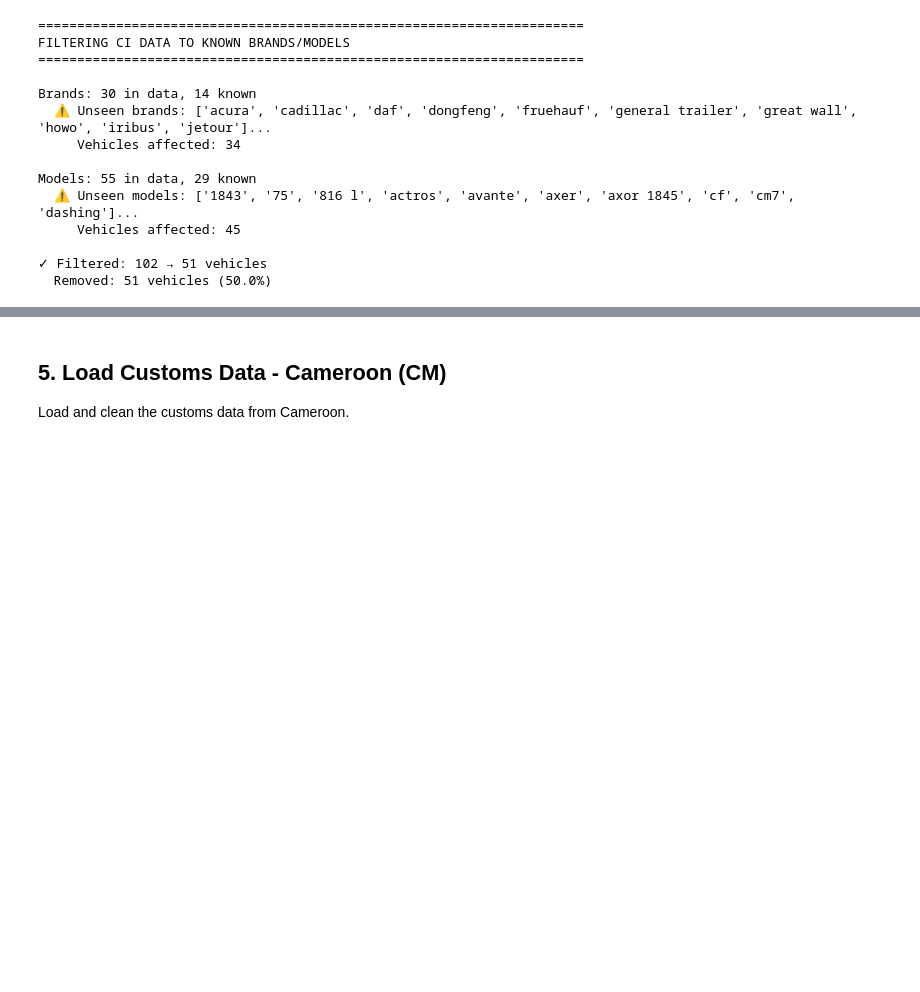
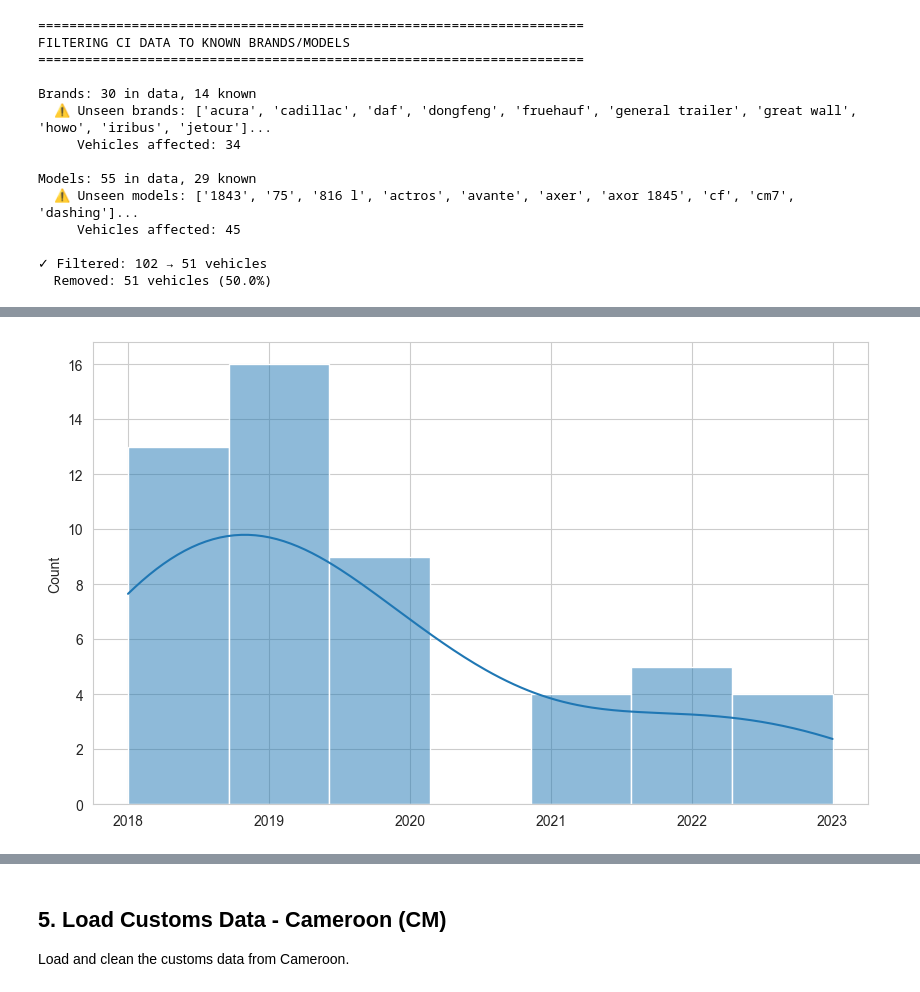
Before and after one commit to brunothefirst/car_price_prediction, a Jupyter notebook: notebooks/07_lean_model_evaluation_customs.ipynb, the cells around one changed output, grey strips where cells are left out. Cells and saved outputs as stored; diff of their text form; code cells hidden in the pictures; blank space fills up the shorter version.

```diff
--- a/notebooks/07_lean_model_evaluation_customs.ipynb
+++ b/notebooks/07_lean_model_evaluation_customs.ipynb
@@ -352,0 +278,6 @@ shape: (9, 17)
+# %%
+plt.figure(figsize=(10, 6))
+sns.histplot(df_ci_clean['year'], kde=True)
+plt.show()
+# %% [output]
+[figure, added]
```
Also changed, not shown: parts of 18 cells of this notebook, 1 other file.
